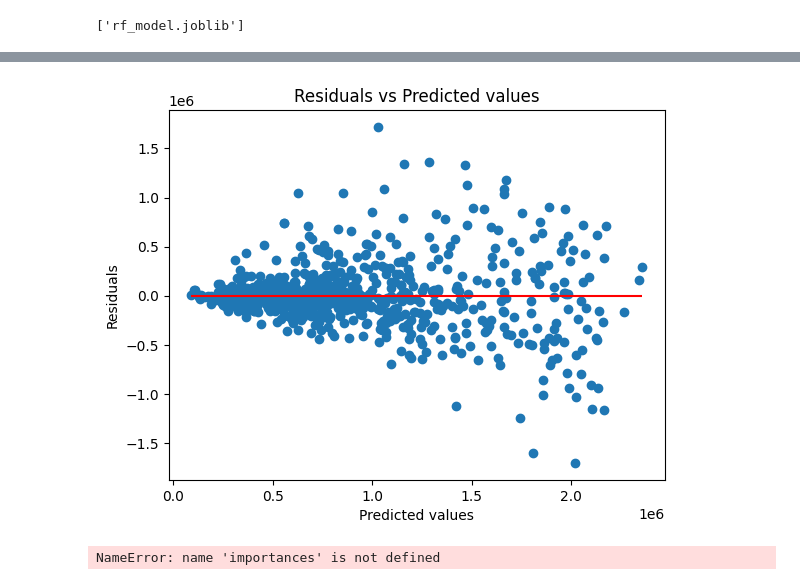
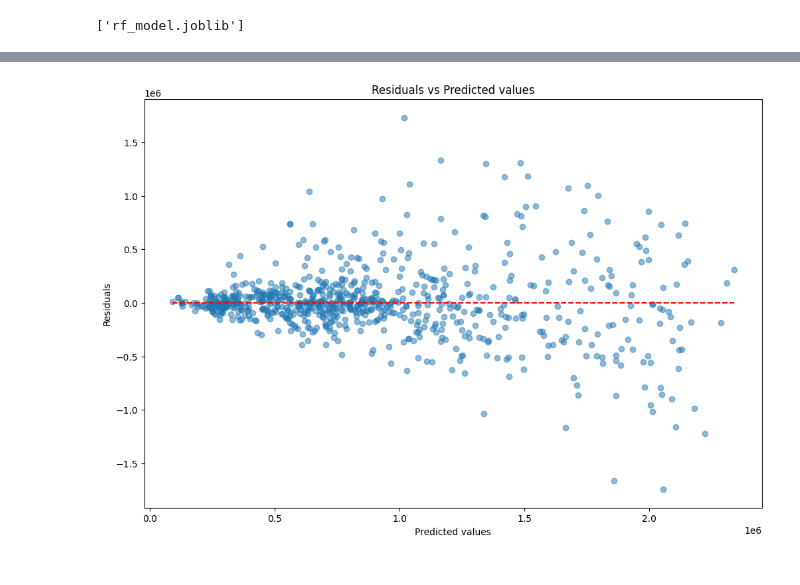
Before and after one commit to NikAkt/reiah, a Jupyter notebook: data_analytics_1/prediction_model/RF.ipynb, the cells around one changed output, grey strips where cells are left out. Saved outputs shown, nothing was run; the diff lists cells and outputs as text; code cells hidden in the pictures.

```diff
--- a/data_analytics_1/prediction_model/RF.ipynb
+++ b/data_analytics_1/prediction_model/RF.ipynb
@@ -86,24 +80,0 @@ rf_model = Pipeline([
-# %%
-# Split the data and train the model
-X_train, X_test, y_train, y_test = train_test_split(X, y, test_size=0.2, random_state=42)
-rf_model.fit(X_train, y_train)
-# %%
-# Calculate performance metrics
-y_train_pred = rf_model.predict(X_train)
-y_test_pred = rf_model.predict(X_test)
-train_r2 = r2_score(y_train, y_train_pred)
-test_r2 = r2_score(y_test, y_test_pred)
-train_mae = mean_absolute_error(y_train, y_train_pred)
-test_mae = mean_absolute_error(y_test, y_test_pred)
-
-# Calculate MAE as a percentage
-avg_train_price = y_train.mean()
-avg_test_price = y_test.mean()
-train_mae_percent = (train_mae / avg_train_price) * 100
-test_mae_percent = (test_mae / avg_test_price) * 100
-
-print("Model Performance:")
-print(f"Training R2 Score: {train_r2:.4f}")
-print(f"Testing R2 Score: {test_r2:.4f}")
-print(f"Training MAE: ${train_mae:,.2f} ({train_mae_percent:.2f}%)")
-print(f"Testing MAE: ${test_mae:,.2f} ({test_mae_percent:.2f}%)")
@@ -129,34 +89,14 @@ Mean CV R2 Score: 0.7344116063272905
 # %%
-import matplotlib.pyplot as plt
+# Calculate residuals
+residuals = y_test - y_test_pred
 
-residuals = y_test - y_test_pred
-plt.scatter(y_test_pred, residuals)
-plt.hlines(y=0, xmin=y_test_pred.min(), xmax=y_test_pred.max(), colors='r')
+# Plot residuals vs predicted values
+plt.figure(figsize=(12, 8))
+plt.scatter(y_test_pred, residuals, alpha=0.5)
+plt.hlines(y=0, xmin=y_test_pred.min(), xmax=y_test_pred.max(), colors='red', linestyles='dashed')
 plt.xlabel('Predicted values')
 plt.ylabel('Residuals')
 plt.title('Residuals vs Predicted values')
 plt.show()
 # %% [output]
-[figure, old version]
+[figure, new version]
-# %%
-# Get feature names for categorical features
-categorical_feature_names = rf_model.named_steps['preprocessor'] \
-    .named_transformers_['cat'] \
-    .get_feature_names_out(categorical_features)
-
-# Combine categorical and numerical feature names
-all_feature_names = list(categorical_feature_names) + numeric_features
-
-# Ensure the length matches the number of features in the model
-assert len(all_feature_names) == len(importances), "Feature names and importances lengths do not match."
-
-# Create a Series for feature importances
-feature_importances = pd.Series(importances, index=all_feature_names).sort_values(ascending=False)
-
-# Plot the feature importances
-plt.figure(figsize=(10, 6))
-feature_importances.plot(kind='bar')
-plt.title('Feature Importance')
-plt.show()
-# %% [output]
-NameError: name 'importances' is not defined
```
Also changed, not shown: parts of 8 cells of this notebook, 16 other files.
